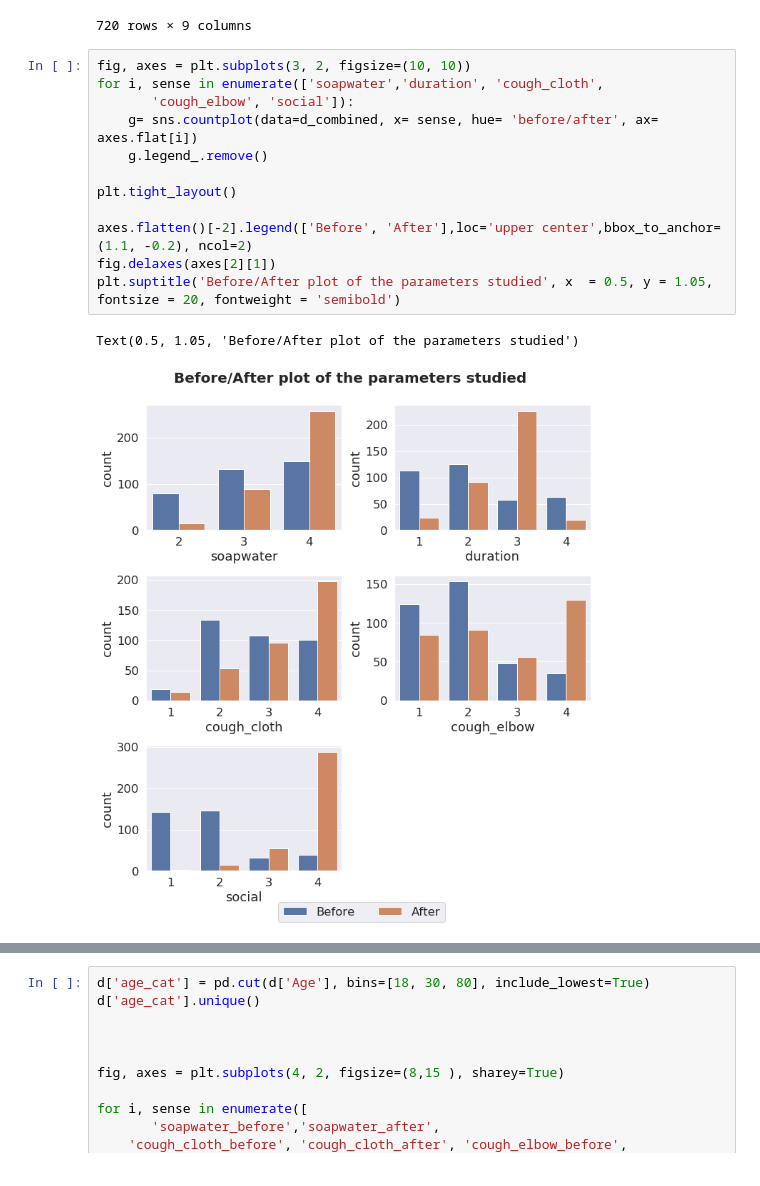
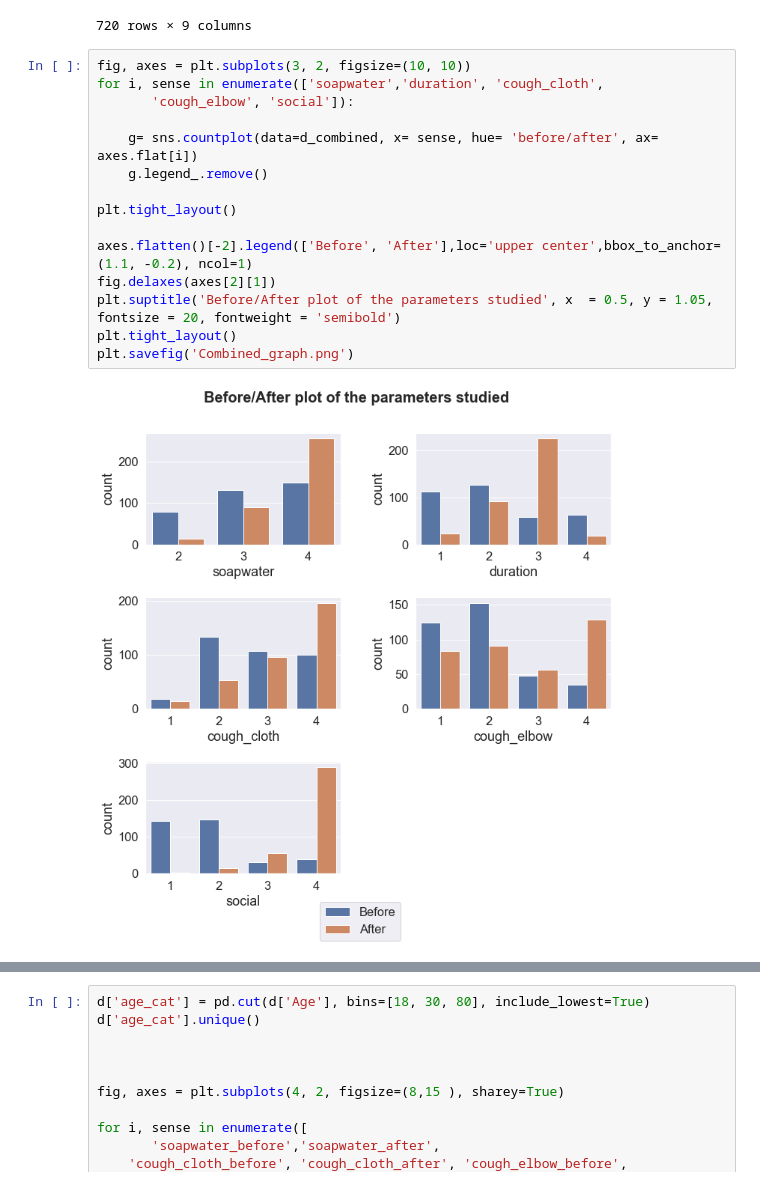
Before and after one commit to riteshcanfly/Social-etiquette, a Jupyter notebook: Analysis.ipynb, the cells around one changed output, grey strips where cells are left out. Cells and saved outputs as stored; diff of their text form.

```diff
--- a/Analysis.ipynb
+++ b/Analysis.ipynb
@@ -196,16 +207,18 @@ d_combined
 # %%
 fig, axes = plt.subplots(3, 2, figsize=(10, 10))
 for i, sense in enumerate(['soapwater','duration', 'cough_cloth',
        'cough_elbow', 'social']):
+
     g= sns.countplot(data=d_combined, x= sense, hue= 'before/after', ax= axes.flat[i])
     g.legend_.remove()
 
 plt.tight_layout()
 
-axes.flatten()[-2].legend(['Before', 'After'],loc='upper center',bbox_to_anchor=(1.1, -0.2), ncol=2)
+axes.flatten()[-2].legend(['Before', 'After'],loc='upper center',bbox_to_anchor=(1.1, -0.2), ncol=1)
 fig.delaxes(axes[2][1])
 plt.suptitle('Before/After plot of the parameters studied', x  = 0.5, y = 1.05, fontsize = 20, fontweight = 'semibold')
+plt.tight_layout()
+plt.savefig('Combined_graph.png')
 # %% [output]
-Text(0.5, 1.05, 'Before/After plot of the parameters studied')
-[figure, old version]
+[figure, new version]
 # %%
```
Also changed, not shown: parts of 11 cells of this notebook, 14 other files.
